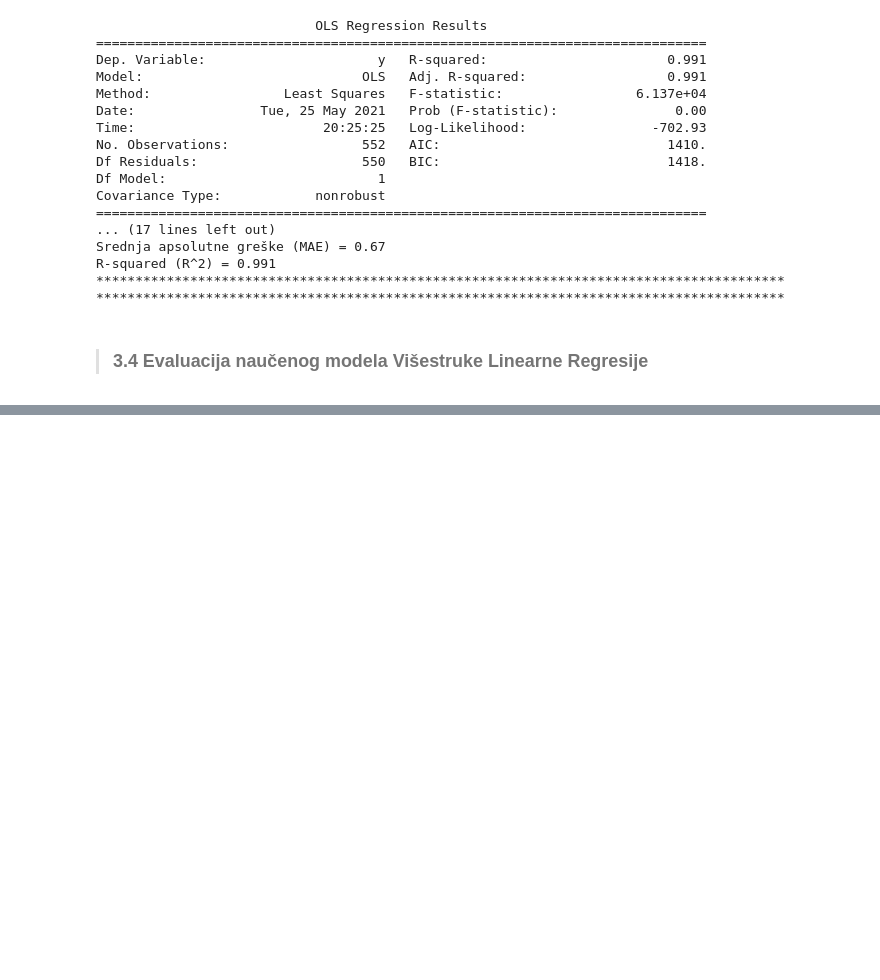
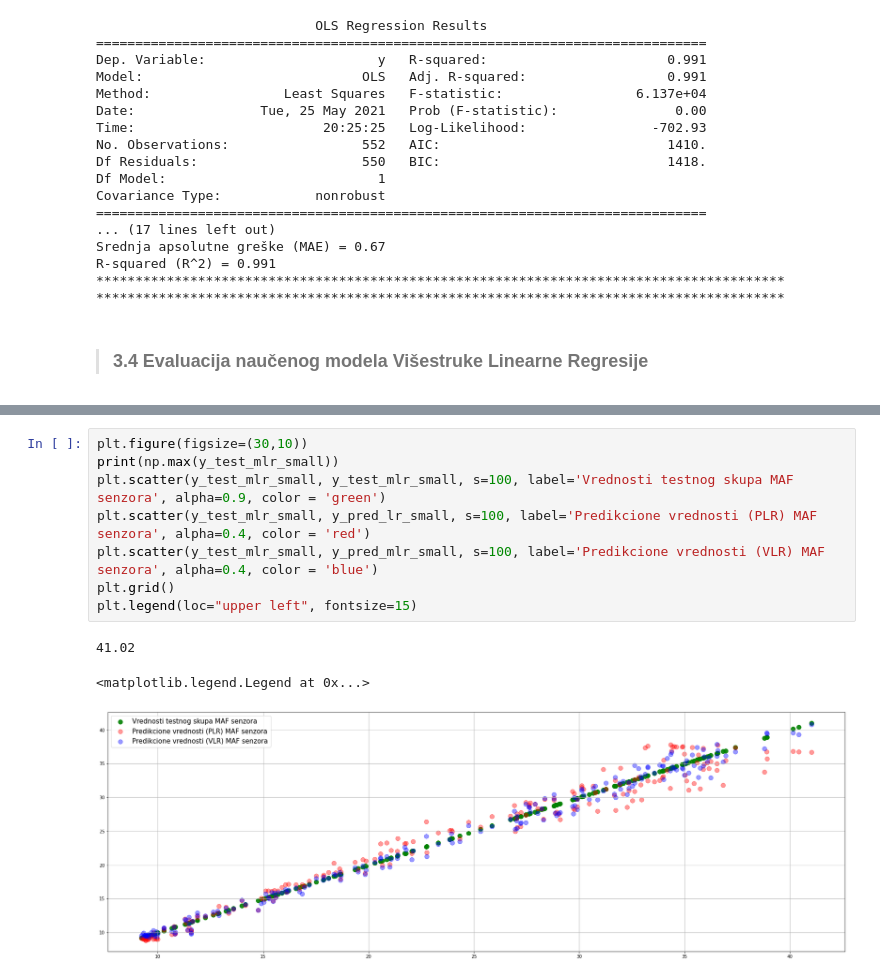
Before and after one commit to Dejan-Cugalj/MASTER-TEZA, a Jupyter notebook: MASTER_TEZA_PLR.ipynb, the cells around one changed output, grey strips where cells are left out. Cells and saved outputs as stored; diff of their text form; blank space fills up the shorter version.

```diff
--- a/MASTER_TEZA_PLR.ipynb
+++ b/MASTER_TEZA_PLR.ipynb
@@ -577,0 +580,12 @@ plt.show()
+# %%
+plt.figure(figsize=(30,10))
+print(np.max(y_test_mlr_small))
+plt.scatter(y_test_mlr_small, y_test_mlr_small, s=100, label='Vrednosti testnog skupa MAF senzora', alpha=0.9, color = 'green')
+plt.scatter(y_test_mlr_small, y_pred_lr_small, s=100, label='Predikcione vrednosti (PLR) MAF senzora', alpha=0.4, color = 'red')
+plt.scatter(y_test_mlr_small, y_pred_mlr_small, s=100, label='Predikcione vrednosti (VLR) MAF senzora', alpha=0.4, color = 'blue')
+plt.grid()
+plt.legend(loc="upper left", fontsize=15)
+# %% [output]
+41.02
+<matplotlib.legend.Legend at 0x...>
+[figure, added]
```
Also changed, not shown: parts of 3 cells of this notebook.
